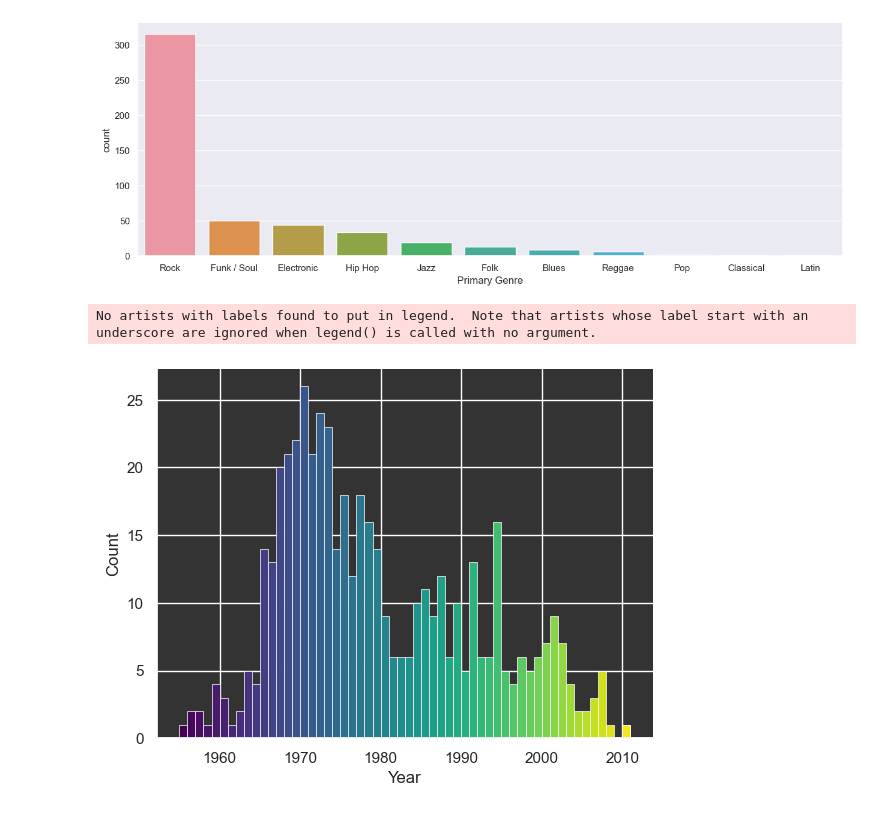
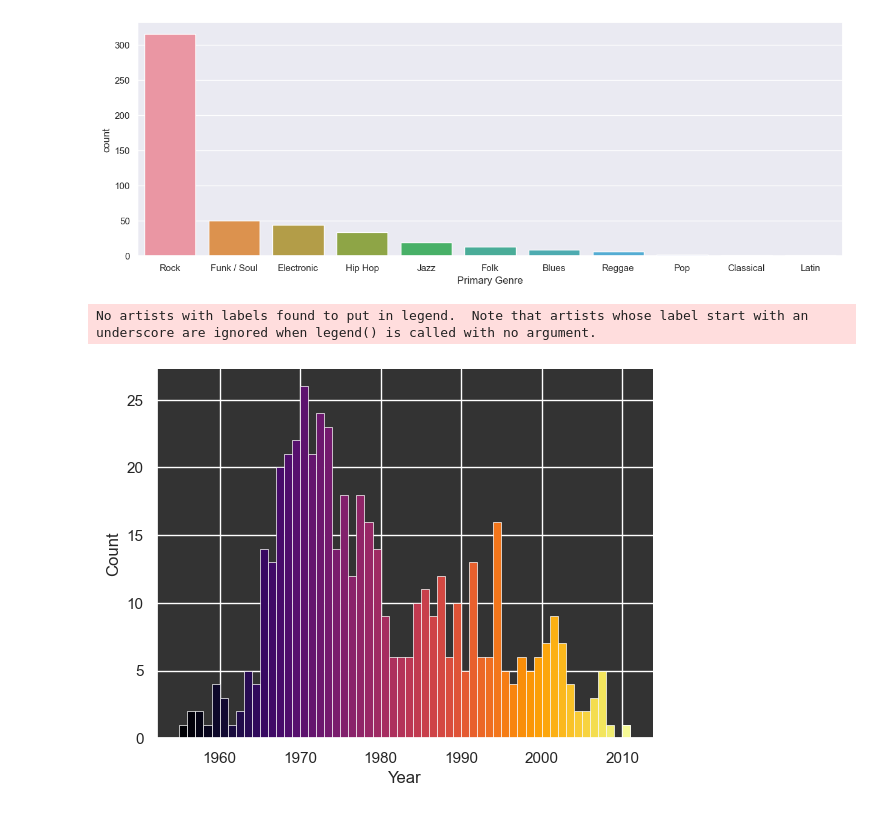
Before and after one commit to cswansonbooth125/DataScience1, a Jupyter notebook: Projects/Final Project/Untitled.ipynb, the cells around one changed output. Saved outputs shown, nothing was run; the diff lists cells and outputs as text; code cells hidden in the pictures.

Commit message:
changed time period histogram

```diff
--- a/Projects/Final Project/Untitled.ipynb
+++ b/Projects/Final Project/Untitled.ipynb
@@ -45,11 +45,11 @@ sns.countplot(data=df, x="Primary Genre", order=df["Primary Genre"].value_counts
 # %%
 sns.set(style="darkgrid")
 df['dummy_hue'] = df['Year']
-ax = sns.histplot(data=df, x="Year", hue="dummy_hue", palette="infer", binwidth=1, edgecolor="w", lw=0.5, legend=False, alpha=1)
+ax = sns.histplot(data=df, x="Year", hue="dummy_hue", palette="inferno", binwidth=1, edgecolor="w", lw=0.5, legend=False, alpha=1)
 ax.set_facecolor('#333333')
 ax.legend().set_visible(False)
 sns.despine()
 plt.show()
 # %% [output]
 No artists with labels found to put in legend.  Note that artists whose label start with an underscore are ignored when legend() is called with no argument.
-[figure, old version]
+[figure, new version]
```
Also changed, not shown: 1 other file.
